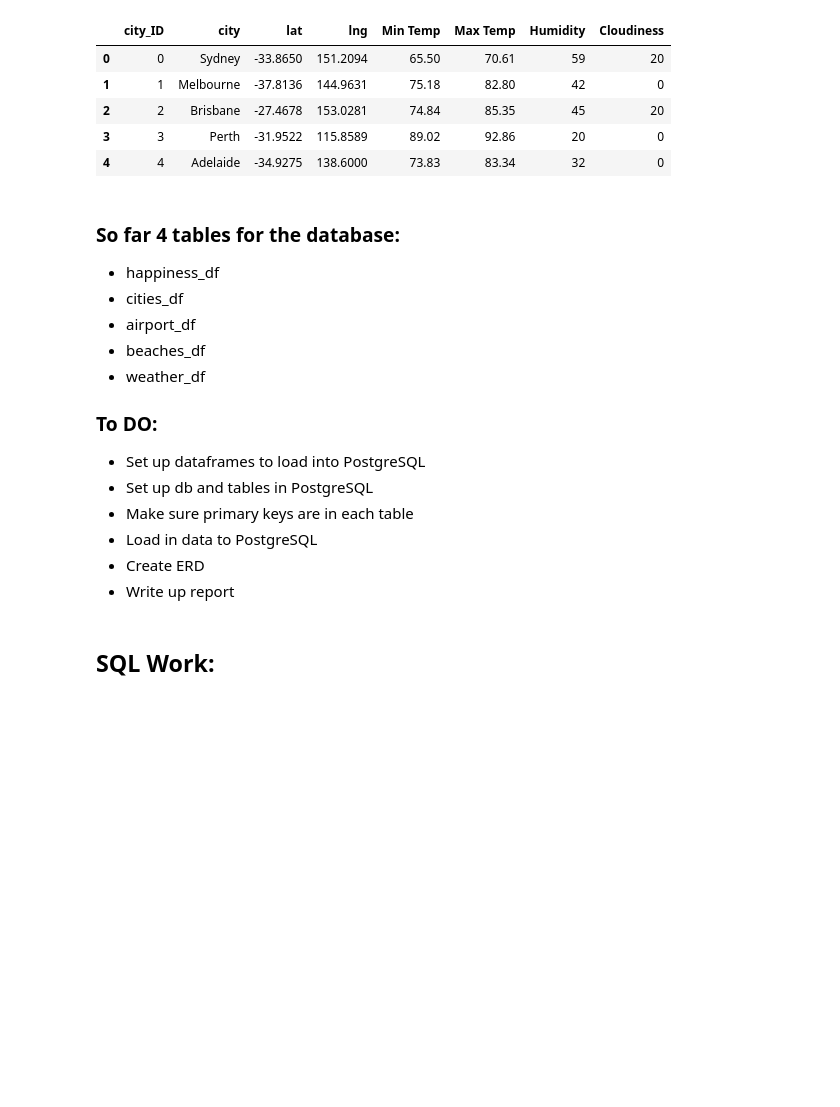
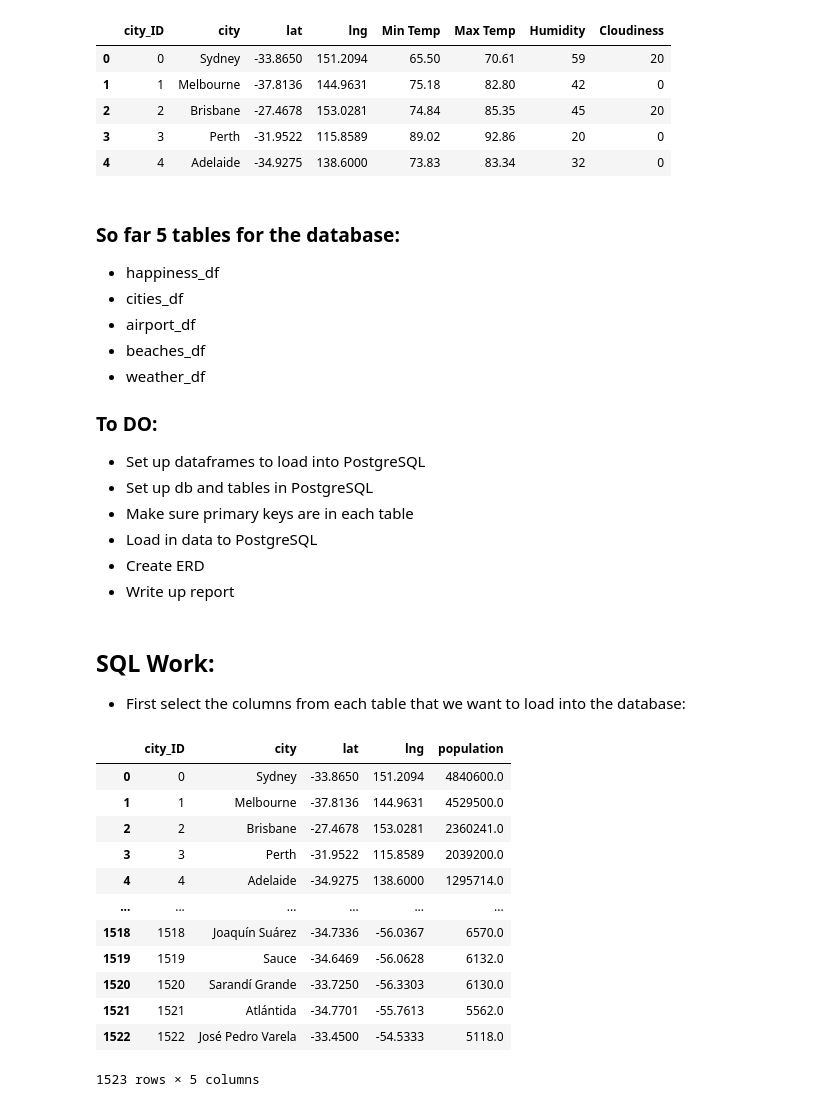
Before and after one commit to zwcrowley/Project_2_ETL_KPflugi_ZCrowley, a Jupyter notebook: zack_api_etl_proj2.ipynb, the cells around one changed output. Saved outputs shown, nothing was run; the diff lists cells and outputs as text; code cells hidden in the pictures; blank space fills up the shorter version.

Commit message:
Fixed dfs for loading into postgres

```diff
--- a/zack_api_etl_proj2.ipynb
+++ b/zack_api_etl_proj2.ipynb
@@ -487,7 +507,7 @@ weather_df.head()
 | 3 | 3 | Perth | -31.9522 | 115.8589 | 89.02 | 92.86 | 20 | 0 |
 | 4 | 4 | Adelaide | -34.9275 | 138.6000 | 73.83 | 83.34 | 32 | 0 |
 # %% [markdown]
-### So far 4 tables for the database:
+### So far 5 tables for the database:
 - happiness_df
 - cities_df
 - airport_df
@@ -501,5 +521,24 @@ weather_df.head()
 - Load in data to PostgreSQL
 - Create ERD
 - Write up report
-# %% [markdown]
-## SQL Work:
+# %% [markdown]
+## SQL Work:
+- First select the columns from each table that we want to load into the database:
+# %%
+# Cities df- clean up the columns, just the city-level data:
+new_cities_df = cities_df[['city_ID', 'city', 'lat', 'lng', 'population']].copy()
+new_cities_df
+# %% [output]
+|  | city_ID | city | lat | lng | population |
+| 0 | 0 | Sydney | -33.8650 | 151.2094 | 4840600.0 |
+| 1 | 1 | Melbourne | -37.8136 | 144.9631 | 4529500.0 |
+| 2 | 2 | Brisbane | -27.4678 | 153.0281 | 2360241.0 |
+| 3 | 3 | Perth | -31.9522 | 115.8589 | 2039200.0 |
+| 4 | 4 | Adelaide | -34.9275 | 138.6000 | 1295714.0 |
+| ... | ... | ... | ... | ... | ... |
+| 1518 | 1518 | Joaquín Suárez | -34.7336 | -56.0367 | 6570.0 |
+| 1519 | 1519 | Sauce | -34.6469 | -56.0628 | 6132.0 |
+| 1520 | 1520 | Sarandí Grande | -33.7250 | -56.3303 | 6130.0 |
+| 1521 | 1521 | Atlántida | -34.7701 | -55.7613 | 5562.0 |
+| 1522 | 1522 | José Pedro Varela | -33.4500 | -54.5333 | 5118.0 |
+1523 rows × 5 columns
```
Also changed, not shown: parts of 15 cells of this notebook, 3 other files.
